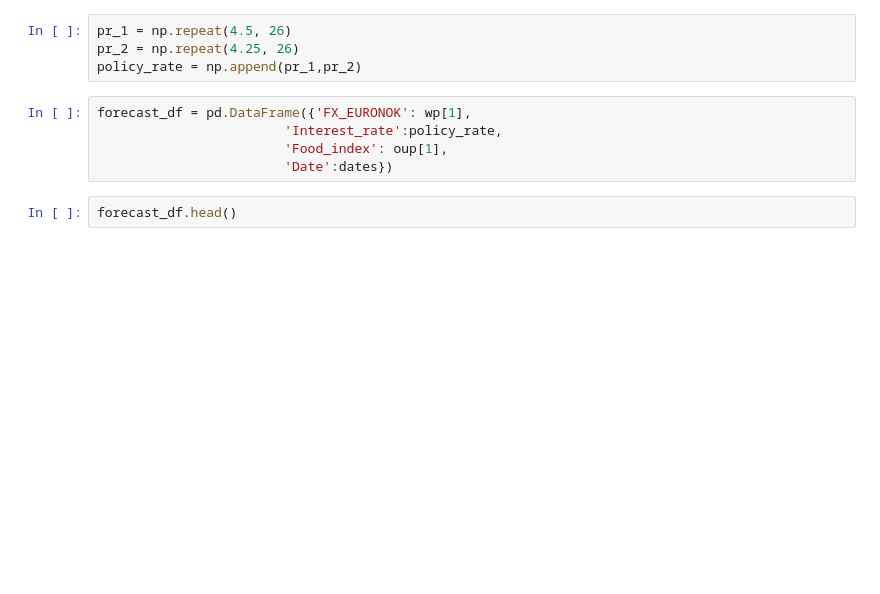
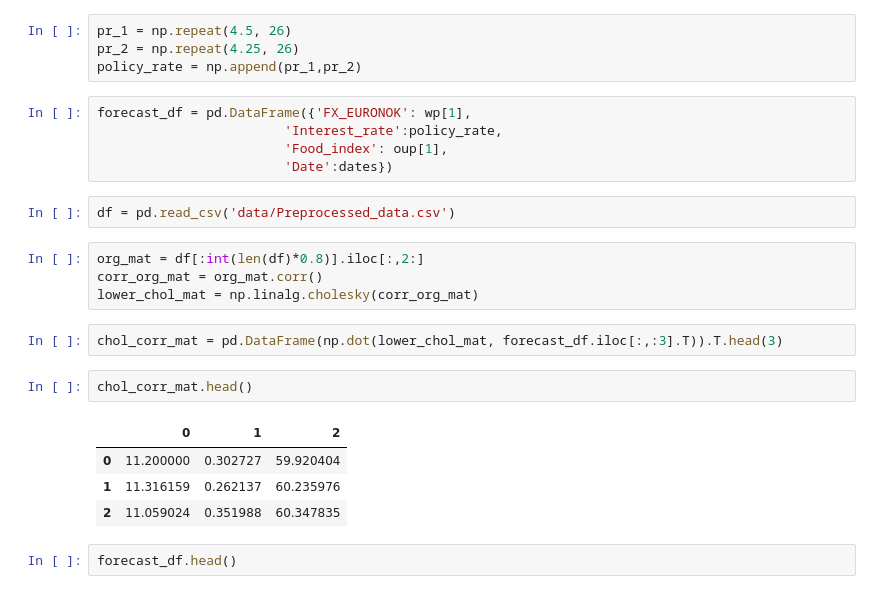
Before and after one commit to DataJakob/DT8807-Advanced-Topics-in-Deep-Learning, a Jupyter notebook: 02_Forecast_df_generation.ipynb, the cells around one changed output. Cells and saved outputs as stored; diff of their text form; blank space fills up the shorter version.

```diff
--- a/02_Forecast_df_generation.ipynb
+++ b/02_Forecast_df_generation.ipynb
@@ -79,6 +79,21 @@ forecast_df = pd.DataFrame({'FX_EURONOK': wp[1],
                         'Interest_rate':policy_rate,
                         'Food_index': oup[1],
                         'Date':dates})
+# %%
+df = pd.read_csv('data/Preprocessed_data.csv')
+# %%
+org_mat = df[:int(len(df)*0.8)].iloc[:,2:]
+corr_org_mat = org_mat.corr()
+lower_chol_mat = np.linalg.cholesky(corr_org_mat)
+# %%
+chol_corr_mat = pd.DataFrame(np.dot(lower_chol_mat, forecast_df.iloc[:,:3].T)).T.head(3)
+# %%
+chol_corr_mat.head()
+# %% [output]
+|  | 0 | 1 | 2 |
+| 0 | 11.200000 | 0.302727 | 59.920404 |
+| 1 | 11.316159 | 0.262137 | 60.235976 |
+| 2 | 11.059024 | 0.351988 | 60.347835 |
 # %%
 forecast_df.head()
 # %% [output]
```
Also changed, not shown: 33 other files.
